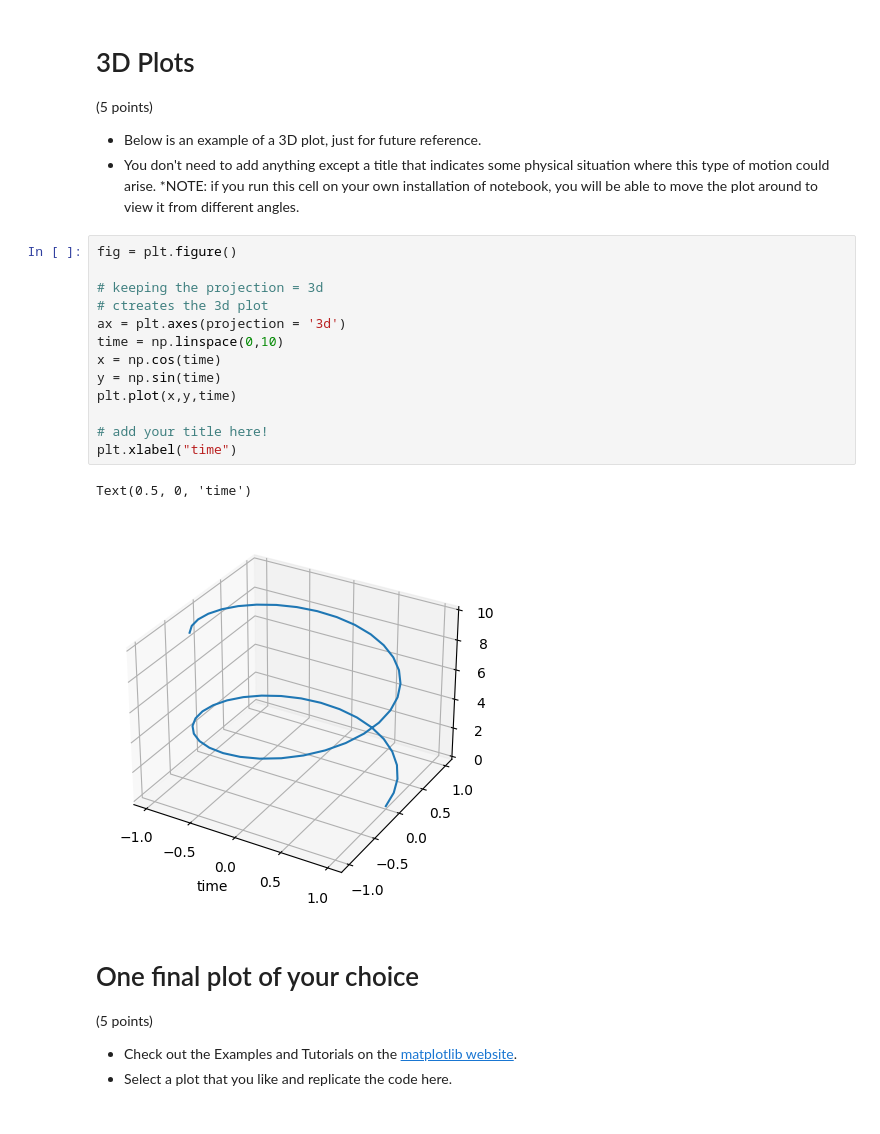
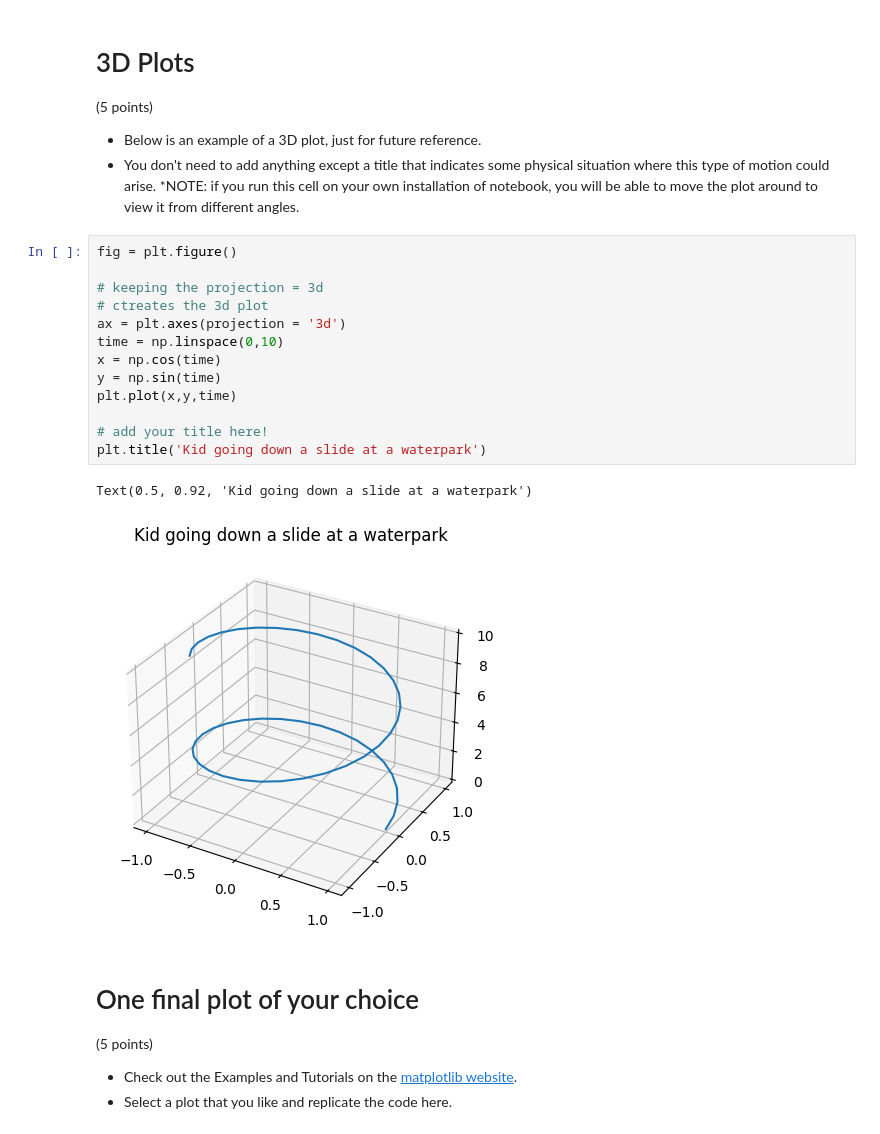
Before and after one commit to 2005908/Computational-Physics, a Jupyter notebook: Chester_Gould_Lab02_plotting_visualization.ipynb, the cells around one changed output. Cells and saved outputs as stored; diff of their text form.

```diff
--- a/Chester_Gould_Lab02_plotting_visualization.ipynb
+++ b/Chester_Gould_Lab02_plotting_visualization.ipynb
@@ -427,19 +430,19 @@ plt.plot(x2,y2)
 # %%
 fig = plt.figure()
 
 # keeping the projection = 3d
 # ctreates the 3d plot
 ax = plt.axes(projection = '3d')
 time = np.linspace(0,10)
 x = np.cos(time)
 y = np.sin(time)
 plt.plot(x,y,time)
 
 # add your title here!
-plt.xlabel("time")
+plt.title('Kid going down a slide at a waterpark')
 # %% [output]
-Text(0.5, 0, 'time')
+Text(0.5, 0.92, 'Kid going down a slide at a waterpark')
-[figure, old version]
+[figure, new version]
 # %% [markdown]
 # One final plot of your choice
 
```
Also changed, not shown: parts of 17 cells of this notebook.
